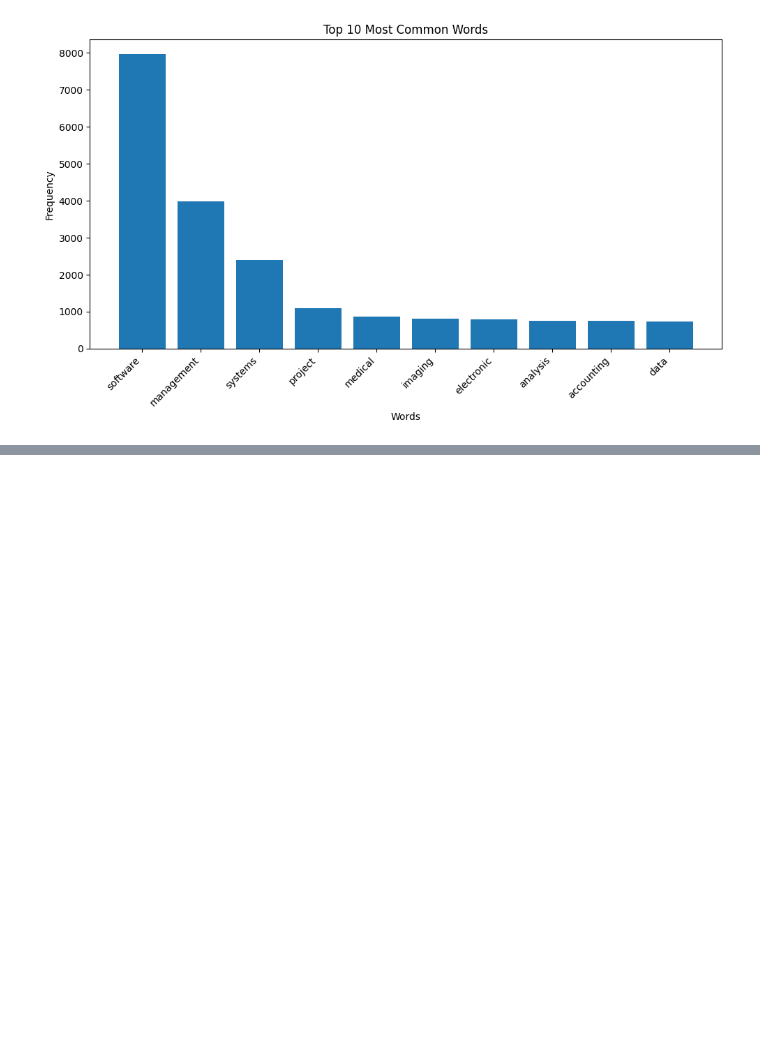
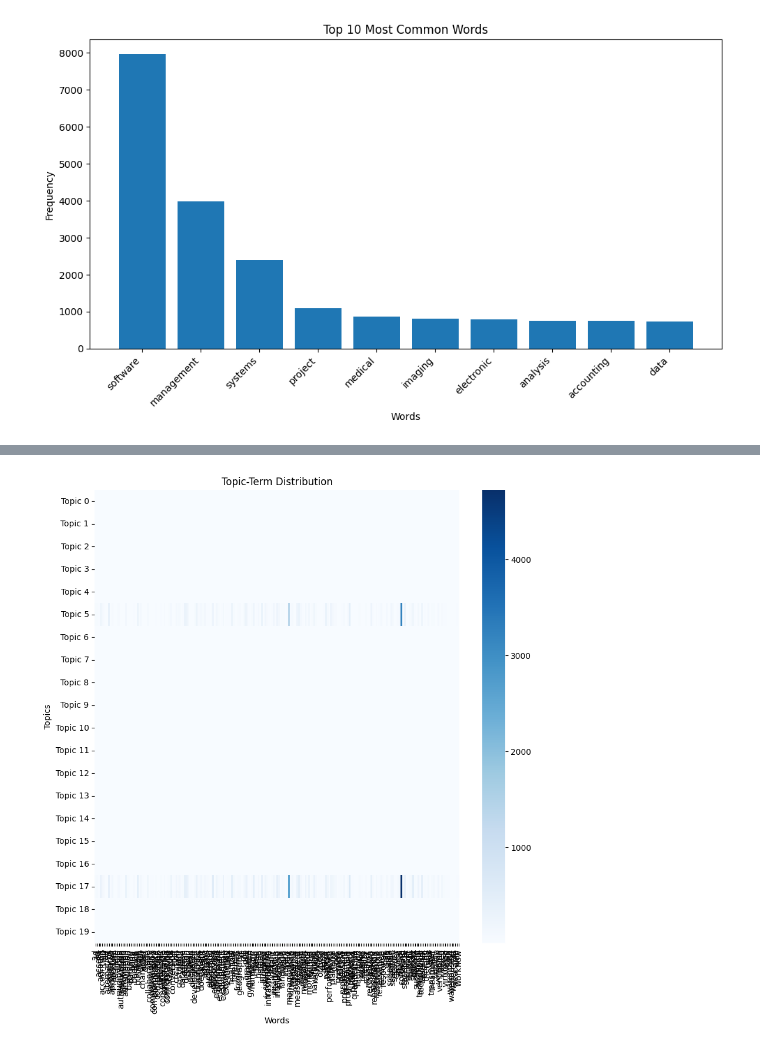
Before and after one commit to SidArora01/TextAnalysis-NLP-AT1, a Jupyter notebook: Initial EDA.ipynb, the cells around one changed output, grey strips where cells are left out. Drawn from its saved outputs; the diff is of its cells as text; code cells hidden in the pictures; blank space fills up the shorter version.

```diff
--- a/Initial EDA.ipynb
+++ b/Initial EDA.ipynb
@@ -1058,0 +1103,22 @@ class TextPreprocessor:
+# %%
+import matplotlib.pyplot as plt
+import seaborn as sns
+import numpy as np
+
+# Assuming lda_model and vectorizer are already defined
+
+# Get the topic-term matrix (LDA components)
+topic_term_matrix = lda_model.components_
+
+# Get the vocabulary (words)
+terms = vectorizer.get_feature_names_out()
+
+# Create a heatmap for the topic-term matrix
+plt.figure(figsize=(10, 10))
+sns.heatmap(topic_term_matrix, cmap='Blues', xticklabels=terms, yticklabels=[f'Topic {i}' for i in range(len(topic_term_matrix))])
+plt.title('Topic-Term Distribution')
+plt.xlabel('Words')
+plt.ylabel('Topics')
+plt.show()
+# %% [output]
+[figure, added]
```
Also changed, not shown: parts of 6 cells of this notebook.
